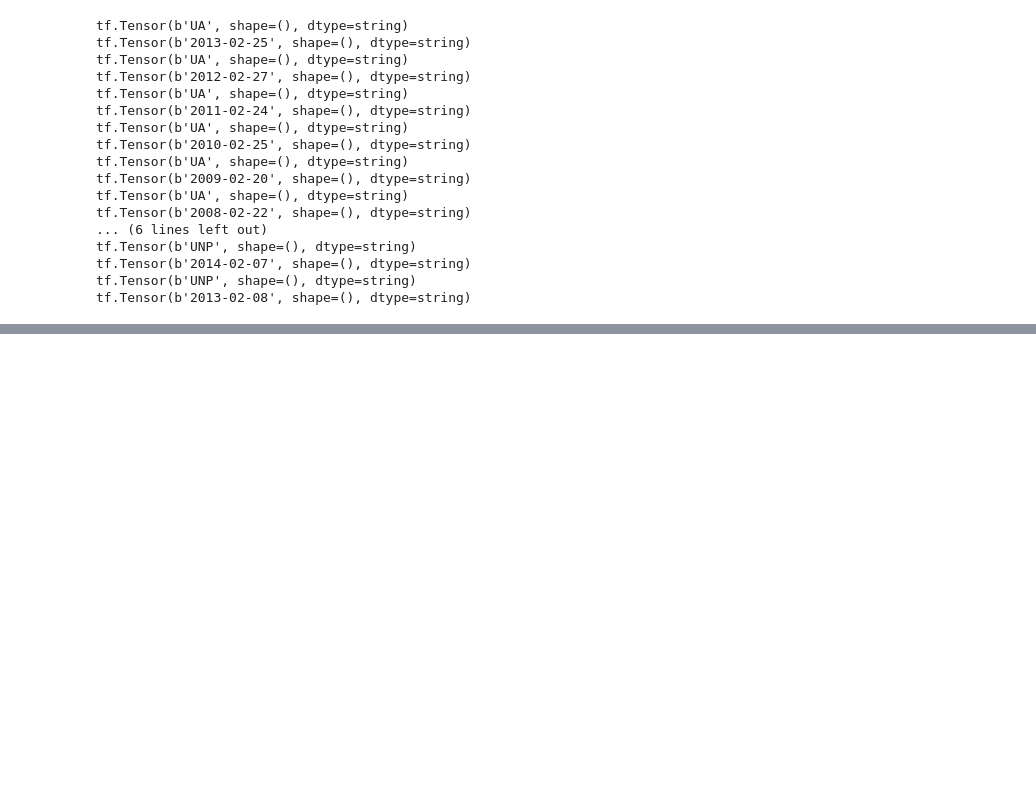
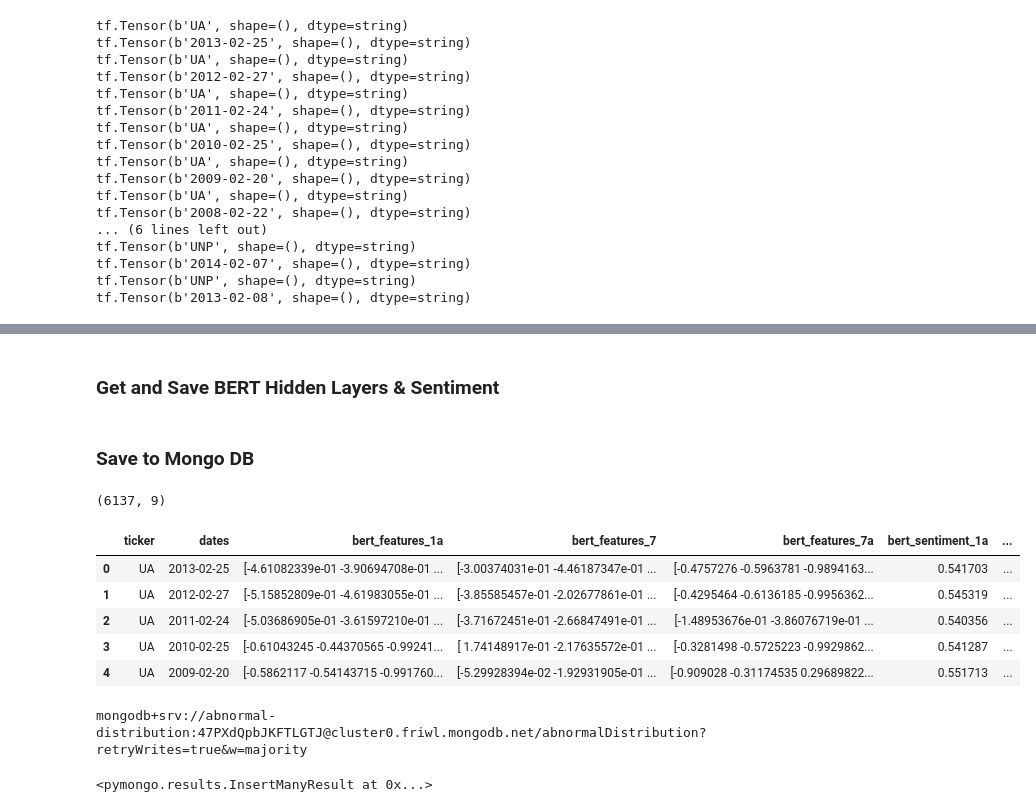
Before and after one commit to abnormal-distribution/AC295_abnormal-distribution, a Jupyter notebook: submissions/project_Abnormal-Distribution/10Ks_EDA_Pipeline.ipynb, the cells around one changed output, grey strips where cells are left out. Cells and saved outputs as stored; diff of their text form; code cells hidden in the pictures; blank space fills up the shorter version.

```diff
--- a/submissions/project_Abnormal-Distribution/10Ks_EDA_Pipeline.ipynb
+++ b/submissions/project_Abnormal-Distribution/10Ks_EDA_Pipeline.ipynb
@@ -831,0 +899,2 @@ If your task is similar to the task the model of the checkpoint was trained on,
+# %% [markdown]
+### Get and Save BERT Hidden Layers & Sentiment
@@ -831,0 +915,32 @@ If your task is similar to the task the model of the checkpoint was trained on,
+# %% [markdown]
+### Save to Mongo DB
+# %%
+df_outputs = pd.read_csv("/content/drive/MyDrive/abnormal-distribution-project-data/Parsed_10K/BertOutput_HS_Sentiment.csv")
+print(df_outputs.shape)
+df_outputs.head()
+# %% [output]
+(6137, 9)
+|  | ticker | dates | bert_features_1a | bert_features_7 | bert_features_7a | bert_sentiment_1a | ... |
+| 0 | UA | 2013-02-25 | [-4.61082339e-01 -3.90694708e-01 ... | [-3.00374031e-01 -4.46187347e-01 ... | [-0.4757276 -0.5963781 -0.9894163... | 0.541703 | ... |
+| 1 | UA | 2012-02-27 | [-5.15852809e-01 -4.61983055e-01 ... | [-3.85585457e-01 -2.02677861e-01 ... | [-0.4295464 -0.6136185 -0.9956362... | 0.545319 | ... |
+| 2 | UA | 2011-02-24 | [-5.03686905e-01 -3.61597210e-01 ... | [-3.71672451e-01 -2.66847491e-01 ... | [-1.48953676e-01 -3.86076719e-01 ... | 0.540356 | ... |
+| 3 | UA | 2010-02-25 | [-0.61043245 -0.44370565 -0.99241... | [ 1.74148917e-01 -2.17635572e-01 ... | [-0.3281498 -0.5725223 -0.9929862... | 0.541287 | ... |
+| 4 | UA | 2009-02-20 | [-0.5862117 -0.54143715 -0.991760... | [-5.29928394e-02 -1.92931905e-01 ... | [-0.909028 -0.31174535 0.29689822... | 0.551713 | ... |
+# %%
+# Mongo Atlas keys & host name
+password = '47PXdQpbJKFTLGTJ'
+dbname = 'abnormalDistribution'
+collection = '10K'
+HOST = f'mongodb+srv://abnormal-distribution:{password}@cluster0.friwl.mongodb.net/{dbname}?retryWrites=true&w=majority'
+print(HOST)
+# %% [output]
+mongodb+srv://abnormal-distribution:47PXdQpbJKFTLGTJ@cluster0.friwl.mongodb.net/abnormalDistribution?retryWrites=true&w=majority
+# %%
+# Transfer data to Mongo Atlas
+client = pymongo.MongoClient(host=HOST)
+db = client[dbname]
+news = db[collection]
+
+news.insert_many(df_outputs.to_dict('records'))
+# %% [output]
+<pymongo.results.InsertManyResult at 0x...>
```
Also changed, not shown: parts of 31 cells of this notebook.
